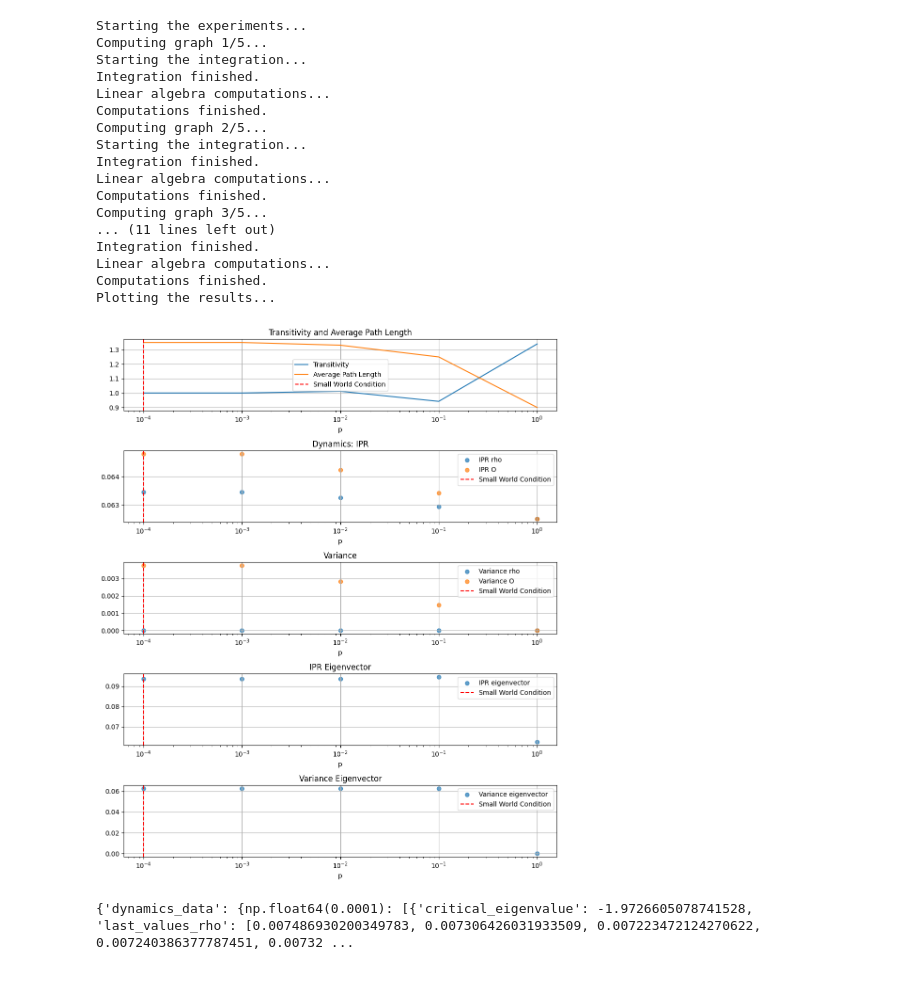
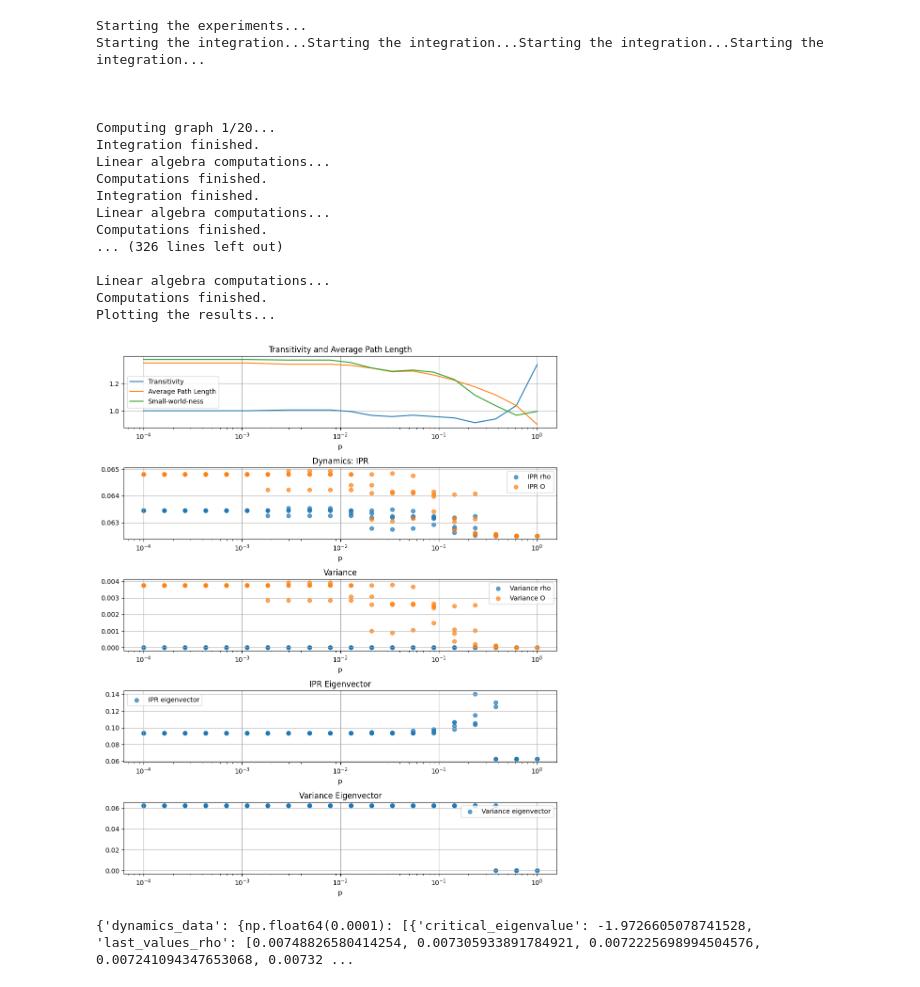
Before and after one commit to ChristianJFG/small_world_criminality, a Jupyter notebook: pipeline.ipynb, the cells around one changed output. Saved outputs shown, nothing was run; the diff lists cells and outputs as text; code cells hidden in the pictures.

```diff
--- a/pipeline.ipynb
+++ b/pipeline.ipynb
@@ -73,7 +73,7 @@ def get_dynamics(graph, params, plot=False):
 
     # Solve the system of ODEs
     print("Starting the integration...")
-    solution = sp.integrate.solve_ivp(system, t_span, y0, args=(A, alpha, beta, delta, do, I), t_eval=t_eval)
+    solution = sp.integrate.solve_ivp(system, t_span, y0, method='BDF', args=(A, alpha, beta, delta, do, I), t_eval=t_eval)
     print("Integration finished.")
 
     t = solution.t
@@ -188,7 +188,7 @@ do = 0.0017783
 numerator = 2 * delta**2 * beta + do * (alpha + beta)**2 + 2 * (alpha + beta) * delta * np.sqrt(2 * do * (alpha + beta))
 denominator = 2 * alpha * delta**2
 Ic = numerator / denominator
-I = Ic + 0.3
+I = Ic + 0.1
 
 # Critical eigenvalue, must be 1.19198455
 lambda_c = (do * (alpha + beta)**2 + 2 * beta * delta**2 - 2 * I * alpha * delta**2) / (4 * do * delta * (alpha + beta))
@@ -392,20 +392,19 @@ def process_graph(args):
     transitivity_random = (dynamics["k_avg"] / n_nodes) / max_clustering
     avg_length_random = (np.log(n_nodes) / np.log(dynamics["k_avg"])) / max_length
     sigma = (transitivity / transitivity_random) / (avg_length / avg_length_random)
-    small_world = sigma > 1
 
     return {
         'transitivity': transitivity,
         'avg_length': avg_length,
         'dynamics': dynamics,
-        'small_world': small_world
+        'sigma': sigma
     }
 
 def experiments(n_nodes, n_neighbors, n_experiments, sample_size, params):
     print("Starting the experiments...")
     transitivity = []
     average_path_length = []
-    small_world_condition = []
+    sigma_data = []
     p_values = np.logspace(-4, 0, n_experiments)
     dynamics_data = {}
 
@@ -424,13 +423,13 @@ def experiments(n_nodes, n_neighbors, n_experiments, sample_size, params):
             transitivities = [r['transitivity'] for r in results]
             avg_lengths = [r['avg_length'] for r in results]
             dynamics = [r['dynamics'] for r in results]
-            small_worlds = [r['small_world'] for r in results]
+            sigmas = [r['sigma'] for r in results]
 
             transitivity.append(np.mean(transitivities))
             average_path_length.append(np.mean(avg_lengths))
             dynamics_data[p] = dynamics
             # If all small_worlds are True, set the condition to True
-            small_world_condition.append(all(small_worlds))
+            sigma_data.append(np.mean(sigmas))
 
 
     # Rest of the code remains the same
@@ -452,8 +451,7 @@ def experiments(n_nodes, n_neighbors, n_experiments, sample_size, params):
     axes[0].plot(p_values, transitivity, label='Transitivity')
     axes[0].plot(p_values, average_path_length, label='Average Path Length')
     # Plot vertical line for small world condition when True
-    if any(small_world_condition):
-        axes[0].axvline(x=p_values[small_world_condition.index(True)], color='red', linestyle='--', label='Small World Condition')
+    axes[0].plot(p_values, sigma_data, label='Small-world-ness')
     axes[0].set_xlabel('p')
     axes[0].set_xscale('log')
     axes[0].legend()
@@ -463,8 +461,6 @@ def experiments(n_nodes, n_neighbors, n_experiments, sample_size, params):
     # Plot dynamics: IPR
     axes[1].scatter(data_p, data_ipr_rho, label='IPR rho', alpha=0.7)
     axes[1].scatter(data_p, data_ipr_O, label='IPR O', alpha=0.7)
-    if any(small_world_condition):
-        axes[1].axvline(x=p_values[small_world_condition.index(True)], color='red', linestyle='--', label='Small World Condition')
     axes[1].set_xlabel('p')
     axes[1].set_xscale('log')
     axes[1].legend()
@@ -474,8 +470,6 @@ def experiments(n_nodes, n_neighbors, n_experiments, sample_size, params):
     # Plot variance
     axes[2].scatter(data_p, data_variance_rho, label='Variance rho', alpha=0.7)
     axes[2].scatter(data_p, data_variance_O, label='Variance O', alpha=0.7)
-    if any(small_world_condition):
-        axes[2].axvline(x=p_values[small_world_condition.index(True)], color='red', linestyle='--', label='Small World Condition')
     axes[2].set_xlabel('p')
     axes[2].set_xscale('log')
     axes[2].legend()
@@ -484,8 +478,6 @@ def experiments(n_nodes, n_neighbors, n_experiments, sample_size, params):
 
     # Plot IPR eigenvector
     axes[3].scatter(data_p, data_ipr_eigenvector, label='IPR eigenvector', alpha=0.7)
-    if any(small_world_condition):
-        axes[3].axvline(x=p_values[small_world_condition.index(True)], color='red', linestyle='--', label='Small World Condition')
     axes[3].set_xlabel('p')
     axes[3].set_xscale('log')
     axes[3].legend()
@@ -494,8 +486,6 @@ def experiments(n_nodes, n_neighbors, n_experiments, sample_size, params):
 
     # Plot variance eigenvector
     axes[4].scatter(data_p, data_variance_eigenvector, label='Variance eigenvector', alpha=0.7)
-    if any(small_world_condition):
-        axes[4].axvline(x=p_values[small_world_condition.index(True)], color='red', linestyle='--', label='Small World Condition')
     axes[4].set_xlabel('p')
     axes[4].set_xscale('log')
     axes[4].legend()
@@ -516,28 +506,28 @@ def experiments(n_nodes, n_neighbors, n_experiments, sample_size, params):
         "data_k_avg": data_k_avg
     }
 # %%
-experiment = experiments(16, 6, 5, 1, params)
+experiment = experiments(16, 6, 20, 4, params)
 print(experiment)
 # %% [output]
 Starting the experiments...
-Computing graph 1/5...
-Starting the integration...
+Starting the integration...Starting the integration...Starting the integration...Starting the integration...
+
+
+
+Computing graph 1/20...
 Integration finished.
 Linear algebra computations...
 Computations finished.
-Computing graph 2/5...
-Starting the integration...
 Integration finished.
 Linear algebra computations...
 Computations finished.
-Computing graph 3/5...
-... (11 lines left out)
-Integration finished.
+... (326 lines left out)
+
 Linear algebra computations...
 Computations finished.
 Plotting the results...
-[figure, old version]
+[figure, new version]
-{'dynamics_data': {np.float64(0.0001): [{'critical_eigenvalue': -1.9726605078741528, 'last_values_rho': [0.007486930200349783, 0.007306426031933509, 0.007223472124270622, 0.007240386377787451, 0.00732 ...
+{'dynamics_data': {np.float64(0.0001): [{'critical_eigenvalue': -1.9726605078741528, 'last_values_rho': [0.00748826580414254, 0.007305933891784921, 0.0072225698994504576, 0.007241094347653068, 0.00732 ...
 # %%
 experiment_2 = experiments(25, 6, 20, 4, params)
 print(experiment_2)
```
Also changed, not shown: parts of 9 cells of this notebook.
